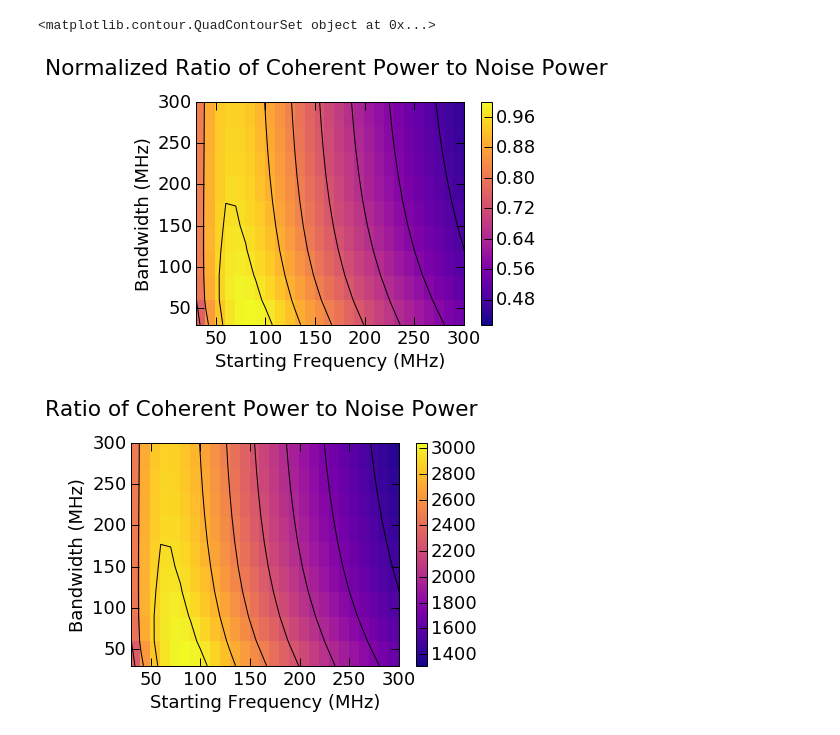
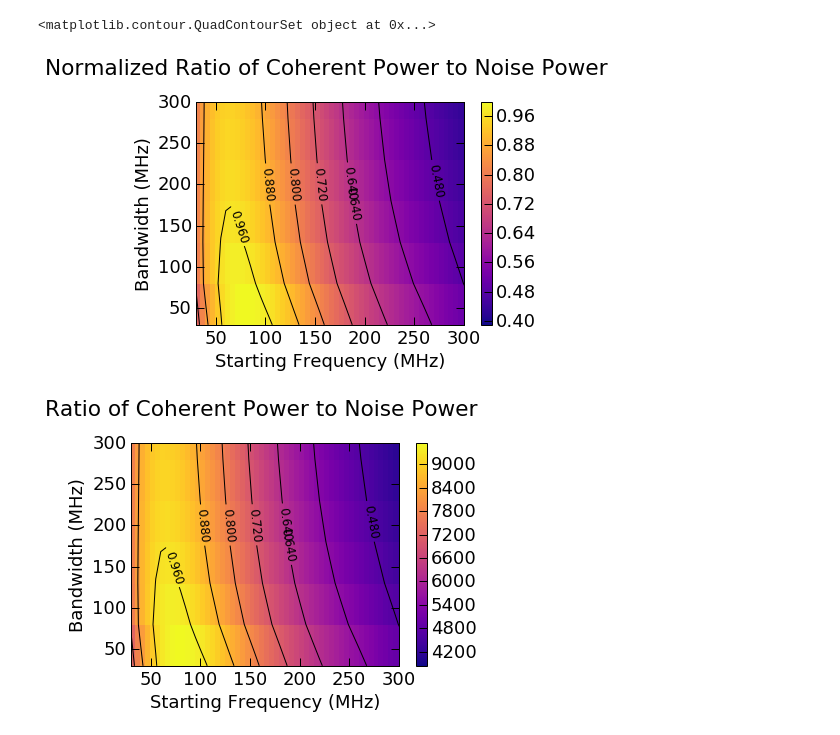
Before and after one commit to swissel/nutau_acceptance, a Jupyter notebook: 03_Detector/Mountain Top Efield Pulses Shared.ipynb, the cells around one changed output. Cells and saved outputs as stored; diff of their text form; code cells hidden in the pictures.

```diff
--- a/03_Detector/Mountain Top Efield Pulses Shared.ipynb
+++ b/03_Detector/Mountain Top Efield Pulses Shared.ipynb
@@ -226,14 +206,0 @@ for offangle in range(1,41,1):
-# %%
-fstart=300e6
-fstop=1200e6
-gain=1
-peak_voltages = np.zeros(40)
-for offangle in range(1,41,1):
-        time, off_angle_efield_filt = bandpassed_signal(offangle, fstart, fstop)
-        efield_fft = fft.rfft(off_angle_efield_filt)
-        freq = fft.rfftfreq(len(off_angle_efield_filt), time[1]-time[0])
-        #voltage_fft = efield_fft
-        voltage_fft = efield_fft * np.sqrt(4.*Z_L/Z_0 * pow(speed_of_light/freq,2)/(4.*np.pi) * gain)
-        voltage_fft[0] = 0
-        volt = fft.irfft(voltage_fft)
-        peak_voltages[offangle-1]=max(abs(volt))
@@ -256,0 +255,19 @@ def beam_power_ratio(fstart=0., fstop=0):
+# %%
+#scan start frequency
+bandwidths = np.arange(30e6, 1030e6, 50e6)
+
+pratios = []
+noise_powers = []
+signal_powers = []
+noise_temps = []
+sf = 150e6
+for bw in bandwidths:
+    #print cf, bw, fstart, fstop
+    fstart = sf
+    fstop  = sf + bw
+    #print cf/1e6, bw/1e6, fstart/1e6, fstop/1e6
+
+    pratio, signal_power, noise = beam_power_ratio(fstart=fstart, fstop=fstop)
+    pratios.append(pratio)
+    noise_powers.append(noise)
+    signal_powers.append(signal_power)
@@ -257,7 +280,7 @@ def beam_power_ratio(fstart=0., fstop=0):
 # %%
 ### two-dimensional scan of bandwidth and center frequency
-start_frequencies = np.arange(30e6, 330e6, 10e6)
-bandwidths = np.arange(30e6, 330e6, 30e6)
+start_frequencies = np.arange(30e6, 330e6, 5e6)
+bandwidths = np.arange(30e6, 350e6, 50e6)
 
 pratios2 = []
 noise_powers2 = []
@@ -297,36 +320,36 @@ mcolors = matplotlib.colors.Normalize(vmin=pratios2.min()/pratios2.max(),
                                       vmax=1.,)
 pyp.pcolormesh(start_freq/1e6, bands/1e6, pratios2/pratios2.max(),
                norm=mcolors, cmap='plasma')
 pyp.colorbar() #need a colorbar to show the intensity scale
 
 pyp.xlim(30,300)
 pyp.ylim(30,300)
 CS = pyp.contour(start_freq/1e6, bands/1e6, pratios2/pratios2.max(), 8, colors='k')
 print CS
-manual_locations = [(75,150),(75,200),(100,200), (150,200),(175,200), (200,200),(250,200) ]
-#pyp.clabel(CS, inline=1, fontsize=12, manual=manual_locations)
+manual_locations = [(75,150),(100,200),(125,200), (150,200),(175,200), (200,200),(250,200) ]
+pyp.clabel(CS, inline=1, fontsize=12, manual=manual_locations)
 
 pyp.xlabel("Starting Frequency (MHz)")
 pyp.ylabel("Bandwidth (MHz)")
 pyp.title("Normalized Ratio of Coherent Power to Noise Power ", y=1.1)
 pyp.savefig("/Users/wissels/Dropbox/MountainTop/AntennaStudy/pulse_power_over_noise_power_contour_norm_%dkm_%ddeg.png"%(h,z))
 
 pyp.figure(2)
 pyp.pcolormesh(start_freq/1e6, bands/1e6, pratios2,
                cmap='plasma')
 pyp.colorbar() #need a colorbar to show the intensity scale
 
 pyp.xlim(30,300)
 pyp.ylim(30,300)
 CS = pyp.contour(start_freq/1e6, bands/1e6, pratios2/pratios2.max(), 8, colors='k')
-manual_locations = [(75,150),(75,200),(100,200), (150,200),(175,200), (200,200),(250,200) ]
-#pyp.clabel(CS, inline=1, fontsize=12, manual=manual_locations)
+manual_locations = [(75,150),(100,200),(125,200), (150,200),(175,200), (200,200),(250,200) ]
+pyp.clabel(CS, inline=1, fontsize=12, manual=manual_locations)
 
 pyp.xlabel("Starting Frequency (MHz)")
 pyp.ylabel("Bandwidth (MHz)")
 pyp.title("Ratio of Coherent Power to Noise Power ", y=1.1)
 pyp.savefig("/Users/wissels/Dropbox/MountainTop/AntennaStudy/pulse_power_over_noise_power_contour_%dkm_%ddeg.png"%(h,z))
 # %% [output]
 <matplotlib.contour.QuadContourSet object at 0x...>
-[figure, old version]
+[figure, new version]
-[figure, old version]
+[figure, new version]
```
Also changed, not shown: parts of 16 cells of this notebook.
